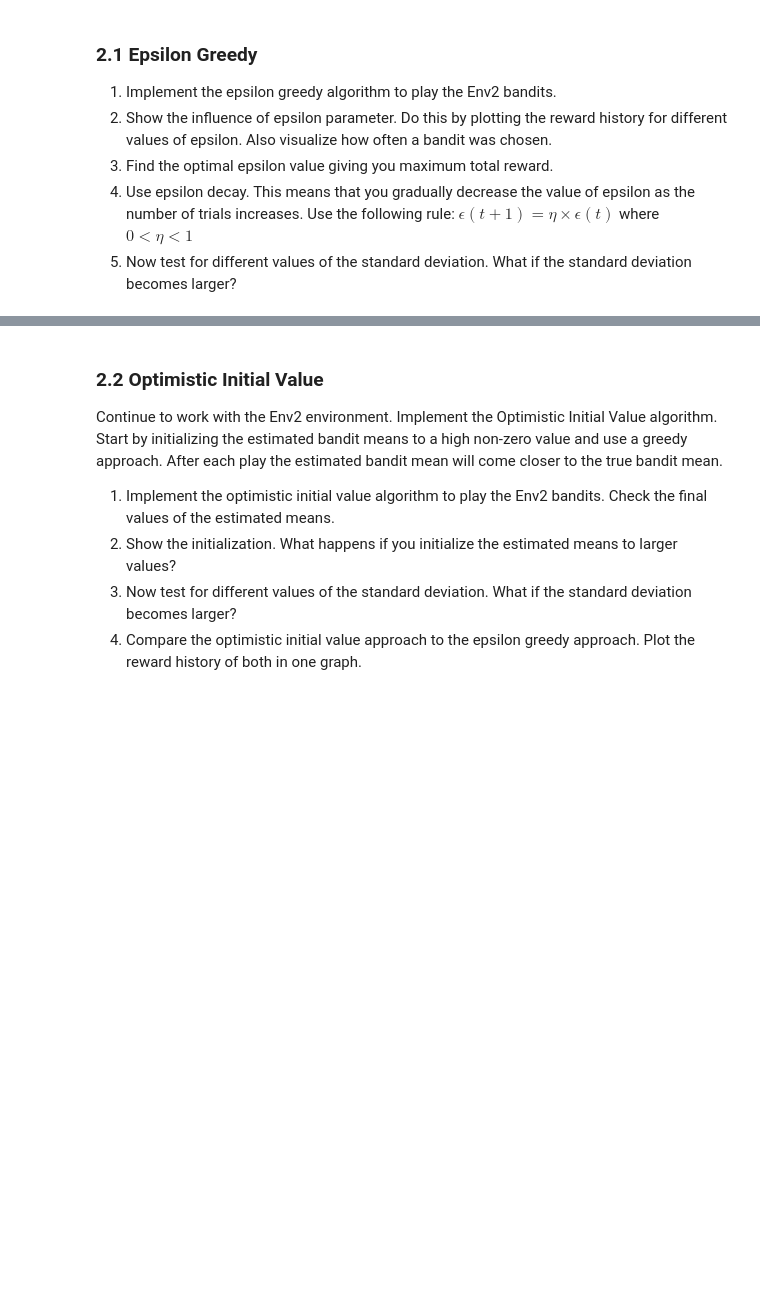
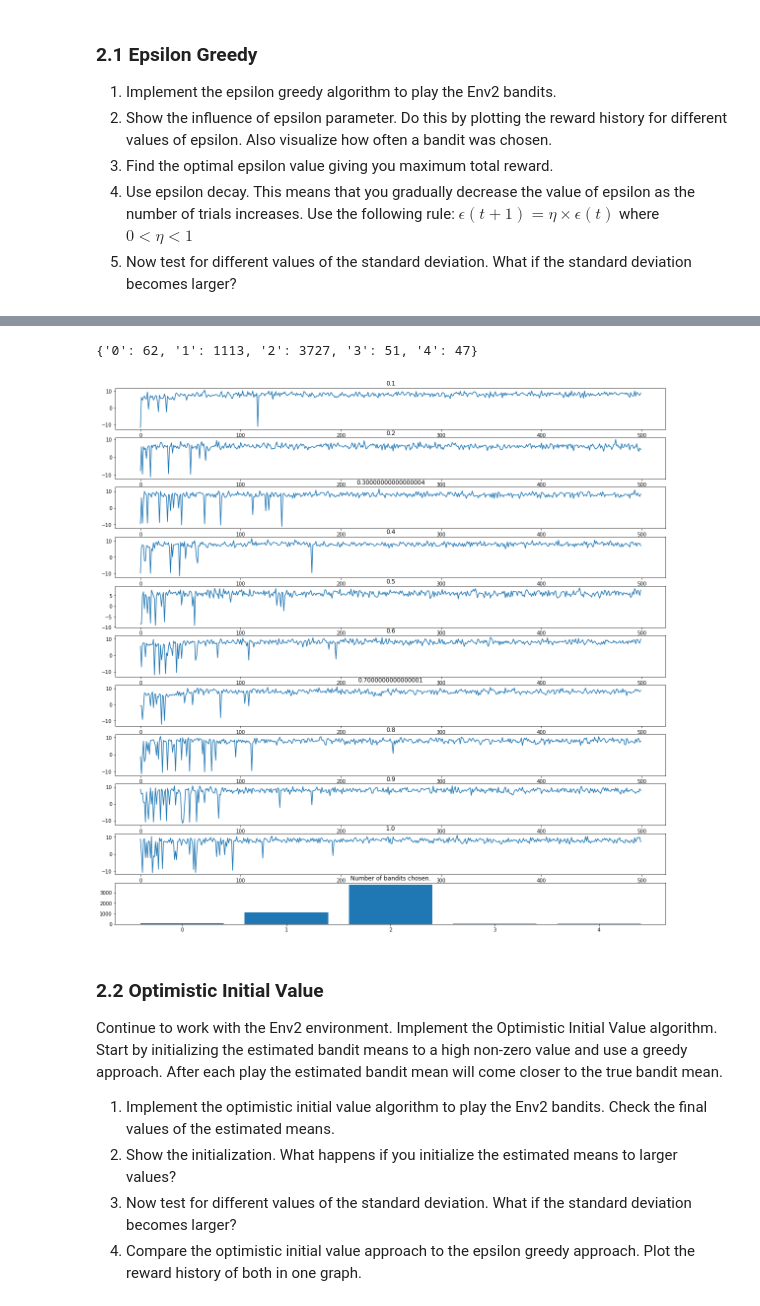
Before and after one commit to Tuur123/AdvancedAIHowest, a Jupyter notebook: Assignment2/Session_02_Multi_Armed_Bandits_Assignment.ipynb, the cells around one changed output, grey strips where cells are left out. Drawn from its saved outputs; the diff is of its cells as text; code cells hidden in the pictures; blank space fills up the shorter version.

```diff
--- a/Assignment2/Session_02_Multi_Armed_Bandits_Assignment.ipynb
+++ b/Assignment2/Session_02_Multi_Armed_Bandits_Assignment.ipynb
@@ -108,3 +158,78 @@ print(Env2.means)
+# %%
+# 2. Show the influence of epsilon parameter. Do this by plotting the reward history for different values of epsilon. Also visualize how often a bandit was chosen.
+
+import numpy as np
+import random
+import matplotlib.pyplot as plt
+
+class MultiArmedBandit:
+    def __init__(self, epsilon, nr_actions, alpha):
+        self.epsilon = epsilon
+        self.nr_actions = nr_actions
+        self.alpha = alpha
+        self.q_table = np.zeros((1, nr_actions))
+        self.possibleActions = list(range(self.nr_actions))
+
+    def EpsilonGreedy(self, epsilon):
+        self.epsilon = epsilon
+        self.r = random.random()
+        if self.r <= self.epsilon:
+            self.action = random.sample(self.possibleActions,1)[0]
+            #print('exploration')
+        else:
+            #print('exploitation')
+            self.action = np.argmax(self.q_table[0,:])
+        return self.action
+
+    def Update_q_table(self,reward):
+        self.reward = reward
+        self.q_table[0,self.action] = self.q_table[0,self.action] + self.alpha * (self.reward - self.q_table[0,self.action] )
+
+stochastic_mode = False
+total_reward = 0
+reward_history = []
+alpha = 0.5
+decay = 0.98
+env = BanditEnv_2()
+
+
+fig = plt.figure(figsize=(20, 20))
+axs = fig.subplots(11)
+
+epsilons = np.linspace(0.1, 1, 10)
+
+bandit_dict = { "0": 0,
+                "1": 0,
+                "2": 0,
+                "3": 0,
+                "4": 0}
+
+for idx, e in zip(range(len(epsilons)), epsilons):
+
+    bandit = MultiArmedBandit(e, 5, alpha)
+    reward_history = []
+
+    for episode in range(500):
+        action = bandit.EpsilonGreedy(e)
+
+        bandit_dict[str(action)] +=1
+
+        reward = env.step(action)
+        total_reward = total_reward + reward
+        reward_history.append(reward)
+        bandit.Update_q_table(reward)
+        e = decay * e
+
+    axs[idx].plot(reward_history)
+    axs[idx].set_title(str(epsilons[idx]))
+
+
+axs[10].bar(range(len(bandit_dict)), list(bandit_dict.values()), align='center')
+axs[10].set_title("Number of bandits chosen.")
+plt.show()
+# %% [output]
+{'0': 62, '1': 1113, '2': 3727, '3': 51, '4': 47}
+[figure, added]
 # %% [markdown]
 ### 2.2 Optimistic Initial Value
 
```
Also changed, not shown: parts of 2 cells of this notebook.
